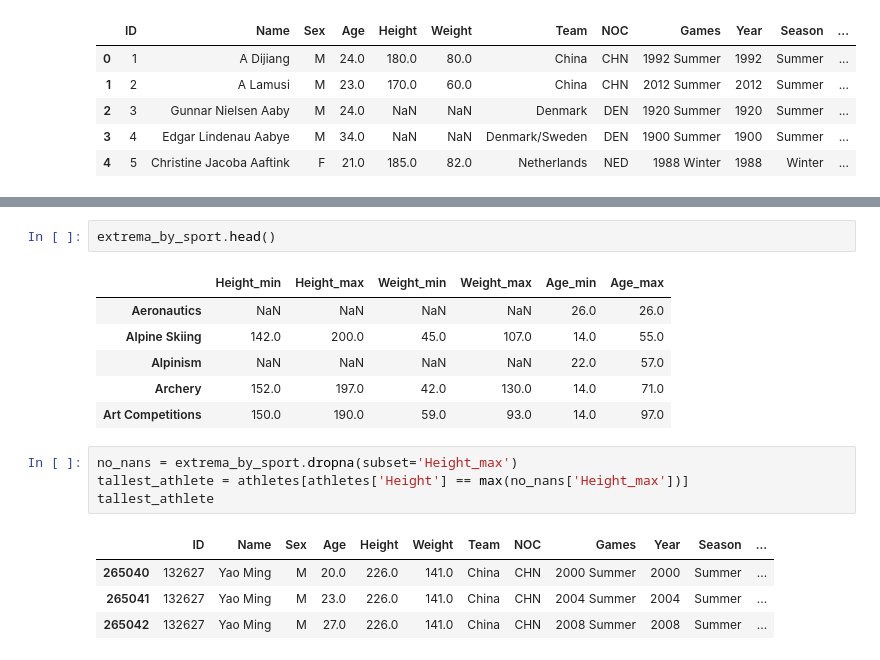
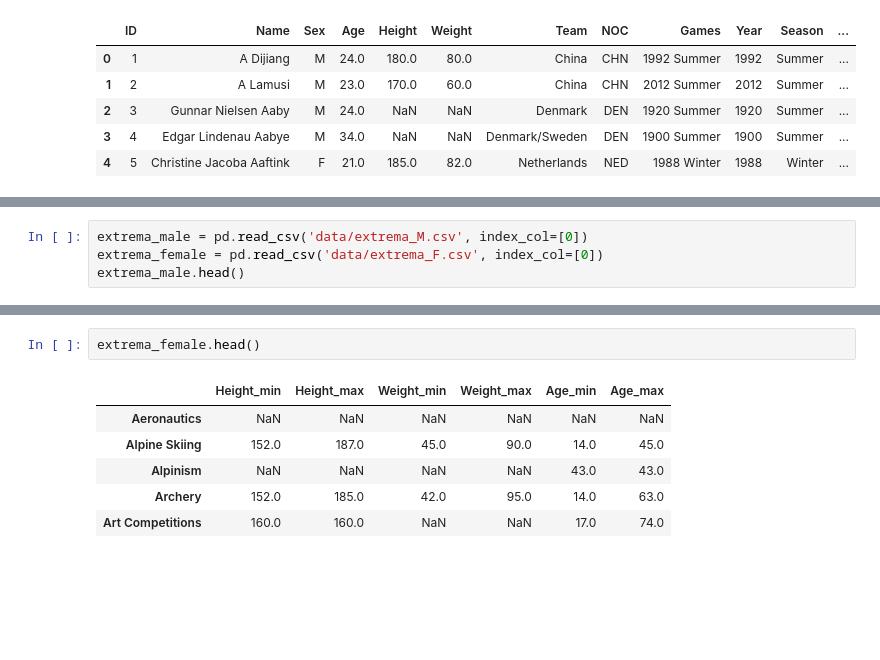
Before and after one commit to liza-no/CS450_Programming_Course, a Jupyter notebook: data-exploration.ipynb, the cells around one changed output, grey strips where cells are left out. Drawn from its saved outputs; the diff is of its cells as text; blank space fills up the shorter version.

```diff
--- a/data-exploration.ipynb
+++ b/data-exploration.ipynb
@@ -31,0 +35,4 @@ for column in columns_of_interest:
+# %%
+extrema_male = pd.read_csv('data/extrema_M.csv', index_col=[0])
+extrema_female = pd.read_csv('data/extrema_F.csv', index_col=[0])
+extrema_male.head()
@@ -32,18 +46,9 @@ for column in columns_of_interest:
 # %%
-extrema_by_sport.head()
+extrema_female.head()
 # %% [output]
 |  | Height_min | Height_max | Weight_min | Weight_max | Age_min | Age_max |
-| Aeronautics | NaN | NaN | NaN | NaN | 26.0 | 26.0 |
-| Alpine Skiing | 142.0 | 200.0 | 45.0 | 107.0 | 14.0 | 55.0 |
-| Alpinism | NaN | NaN | NaN | NaN | 22.0 | 57.0 |
-| Archery | 152.0 | 197.0 | 42.0 | 130.0 | 14.0 | 71.0 |
-| Art Competitions | 150.0 | 190.0 | 59.0 | 93.0 | 14.0 | 97.0 |
+| Aeronautics | NaN | NaN | NaN | NaN | NaN | NaN |
+| Alpine Skiing | 152.0 | 187.0 | 45.0 | 90.0 | 14.0 | 45.0 |
+| Alpinism | NaN | NaN | NaN | NaN | 43.0 | 43.0 |
+| Archery | 152.0 | 185.0 | 42.0 | 95.0 | 14.0 | 63.0 |
+| Art Competitions | 160.0 | 160.0 | NaN | NaN | 17.0 | 74.0 |
-# %%
-no_nans = extrema_by_sport.dropna(subset='Height_max')
-tallest_athlete = athletes[athletes['Height'] == max(no_nans['Height_max'])]
-tallest_athlete
-# %% [output]
-|  | ID | Name | Sex | Age | Height | Weight | Team | NOC | Games | Year | Season | ... |
-| 265040 | 132627 | Yao Ming | M | 20.0 | 226.0 | 141.0 | China | CHN | 2000 Summer | 2000 | Summer | ... |
-| 265041 | 132627 | Yao Ming | M | 23.0 | 226.0 | 141.0 | China | CHN | 2004 Summer | 2004 | Summer | ... |
-| 265042 | 132627 | Yao Ming | M | 27.0 | 226.0 | 141.0 | China | CHN | 2008 Summer | 2008 | Summer | ... |
```
Also changed, not shown: parts of 7 cells of this notebook.
